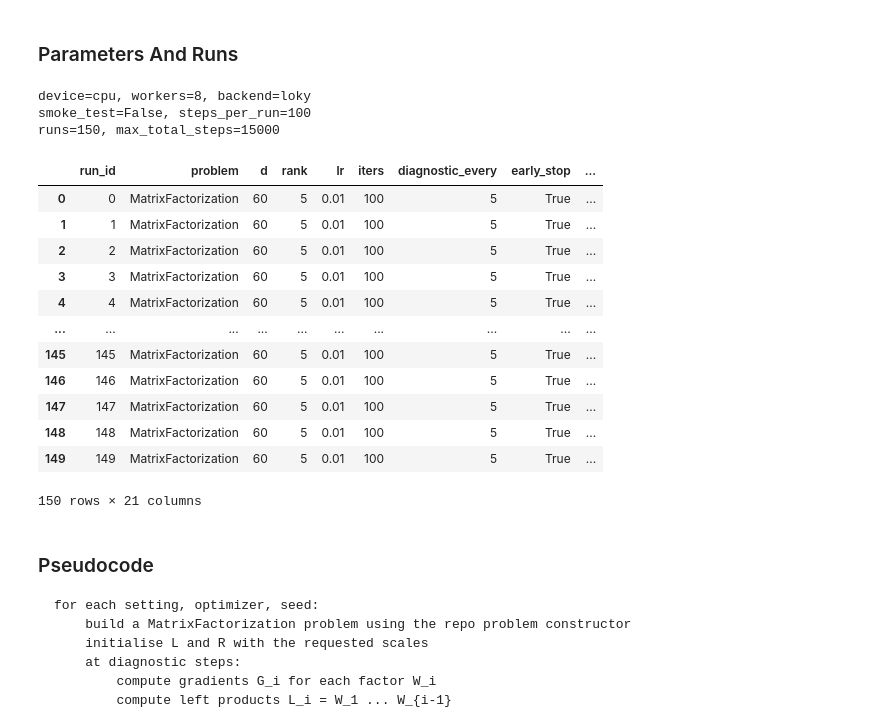
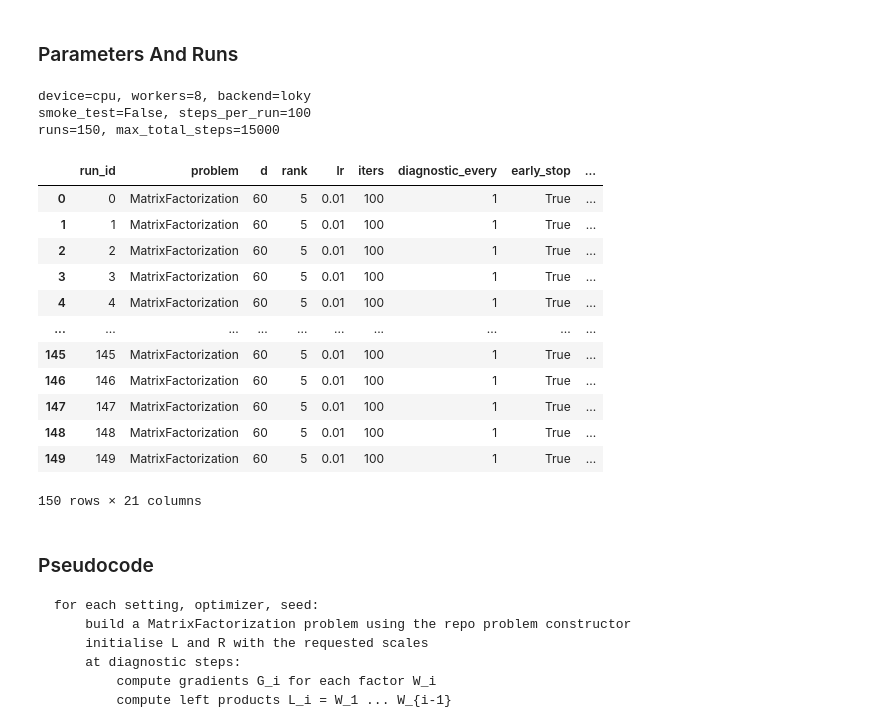
Before and after one commit to TianyangLiu-Work/muonexperiment, a Jupyter notebook: Notebooks/E11_paper_condition_diagnostics_torch.ipynb, the cells around one changed output. Saved outputs shown, nothing was run; the diff lists cells and outputs as text; code cells hidden in the pictures.

```diff
--- a/Notebooks/E11_paper_condition_diagnostics_torch.ipynb
+++ b/Notebooks/E11_paper_condition_diagnostics_torch.ipynb
@@ -95,7 +95,7 @@ BASE_SPEC = dict(
     rank=5,
     lr=0.01,
     iters=SMOKE_TEST_MAX_STEPS if SMOKE_TEST else FULL_ITERS,
-    diagnostic_every=1 if SMOKE_TEST else 5,
+    diagnostic_every=1,
     early_stop=True,
     early_stop_min_steps=100,
     early_stop_patience=20,
@@ -104,44 +104,44 @@ BASE_SPEC = dict(
     dtype_name=DTYPE_NAME,
 )
 
 SETTINGS = [
     dict(setting="MF-balanced", spectrum="hard-cutoff", kappa=1.0, factor_rank=5, left_scale=1e-2, right_scale=1e-2),
     dict(setting="MF-tiny", spectrum="hard-cutoff", kappa=1.0, factor_rank=5, left_scale=1e-4, right_scale=1e-4),
     dict(setting="MF-overparam", spectrum="hard-cutoff", kappa=1.0, factor_rank=20, left_scale=1e-2, right_scale=1e-2),
     dict(setting="MF-imbalanced", spectrum="hard-cutoff", kappa=1.0, factor_rank=5, left_scale=1e-4, right_scale=1.0),
     dict(setting="MF-ill-conditioned", spectrum="exponential-decay", kappa=100.0, factor_rank=5, left_scale=1e-2, right_scale=1e-2),
 ]
 
 NUM_WORKERS = min(8, os.cpu_count() or 1)
 JOBLIB_BACKEND = "loky"
 
 runs = pd.DataFrame([
     {**BASE_SPEC, **setting, "algo": algo, "seed": seed}
     for setting in SETTINGS
     for algo in ALGOS
     for seed in SEEDS
 ])
 runs.insert(0, "run_id", range(len(runs)))
 print(f"device={DEVICE}, workers={NUM_WORKERS}, backend={JOBLIB_BACKEND}")
 print(f"smoke_test={SMOKE_TEST}, steps_per_run={BASE_SPEC['iters']}")
 print(f"runs={len(runs)}, max_total_steps={len(runs) * BASE_SPEC['iters']}")
 IPython.display.display(runs)
 # %% [output]
 device=cpu, workers=8, backend=loky
 smoke_test=False, steps_per_run=100
 runs=150, max_total_steps=15000
 |  | run_id | problem | d | rank | lr | iters | diagnostic_every | early_stop | ... |
-| 0 | 0 | MatrixFactorization | 60 | 5 | 0.01 | 100 | 5 | True | ... |
-| 1 | 1 | MatrixFactorization | 60 | 5 | 0.01 | 100 | 5 | True | ... |
-| 2 | 2 | MatrixFactorization | 60 | 5 | 0.01 | 100 | 5 | True | ... |
-| 3 | 3 | MatrixFactorization | 60 | 5 | 0.01 | 100 | 5 | True | ... |
-| 4 | 4 | MatrixFactorization | 60 | 5 | 0.01 | 100 | 5 | True | ... |
+| 0 | 0 | MatrixFactorization | 60 | 5 | 0.01 | 100 | 1 | True | ... |
+| 1 | 1 | MatrixFactorization | 60 | 5 | 0.01 | 100 | 1 | True | ... |
+| 2 | 2 | MatrixFactorization | 60 | 5 | 0.01 | 100 | 1 | True | ... |
+| 3 | 3 | MatrixFactorization | 60 | 5 | 0.01 | 100 | 1 | True | ... |
+| 4 | 4 | MatrixFactorization | 60 | 5 | 0.01 | 100 | 1 | True | ... |
 | ... | ... | ... | ... | ... | ... | ... | ... | ... | ... |
-| 145 | 145 | MatrixFactorization | 60 | 5 | 0.01 | 100 | 5 | True | ... |
-| 146 | 146 | MatrixFactorization | 60 | 5 | 0.01 | 100 | 5 | True | ... |
-| 147 | 147 | MatrixFactorization | 60 | 5 | 0.01 | 100 | 5 | True | ... |
-| 148 | 148 | MatrixFactorization | 60 | 5 | 0.01 | 100 | 5 | True | ... |
-| 149 | 149 | MatrixFactorization | 60 | 5 | 0.01 | 100 | 5 | True | ... |
+| 145 | 145 | MatrixFactorization | 60 | 5 | 0.01 | 100 | 1 | True | ... |
+| 146 | 146 | MatrixFactorization | 60 | 5 | 0.01 | 100 | 1 | True | ... |
+| 147 | 147 | MatrixFactorization | 60 | 5 | 0.01 | 100 | 1 | True | ... |
+| 148 | 148 | MatrixFactorization | 60 | 5 | 0.01 | 100 | 1 | True | ... |
+| 149 | 149 | MatrixFactorization | 60 | 5 | 0.01 | 100 | 1 | True | ... |
 150 rows × 21 columns
 # %% [markdown]
 ### Pseudocode
```
Also changed, not shown: parts of 6 cells of this notebook, 1 other file.
